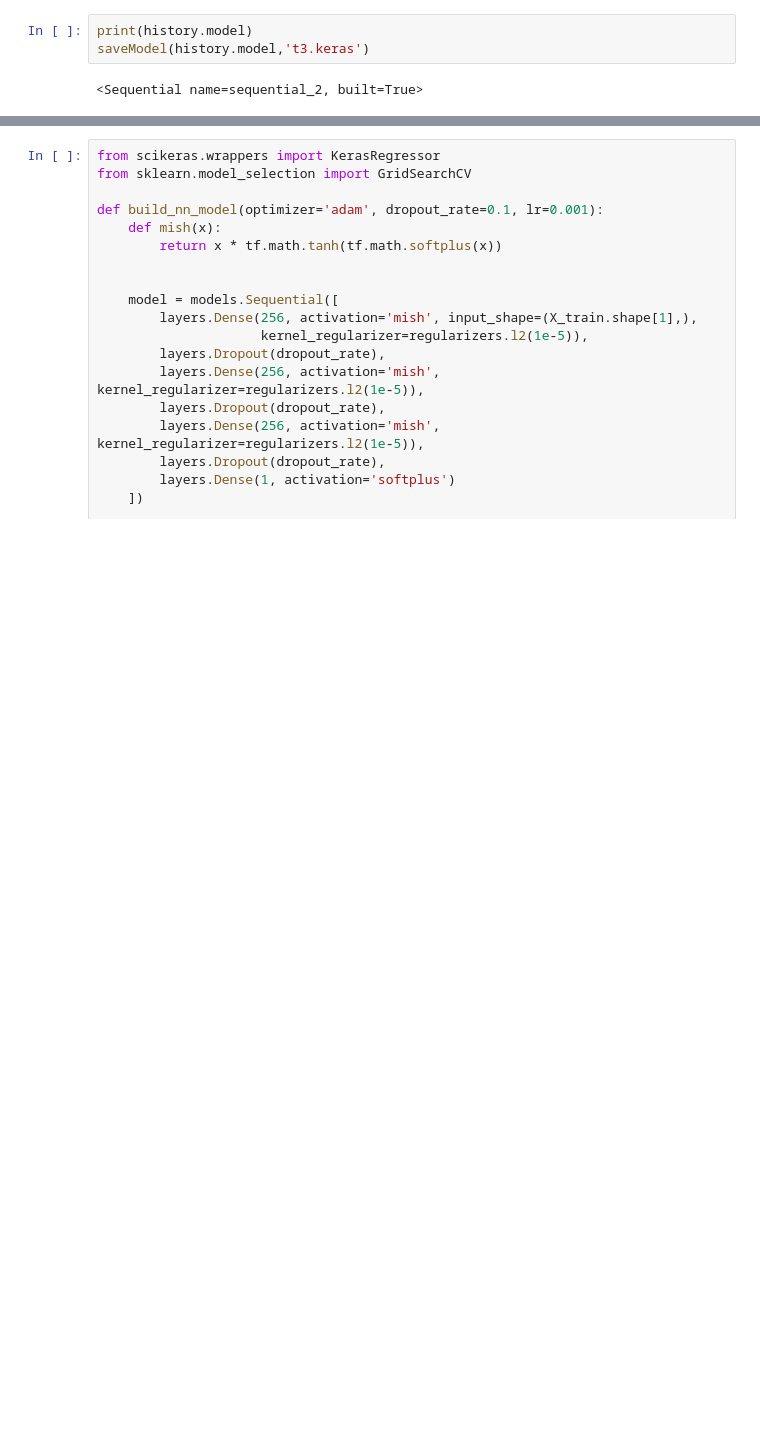
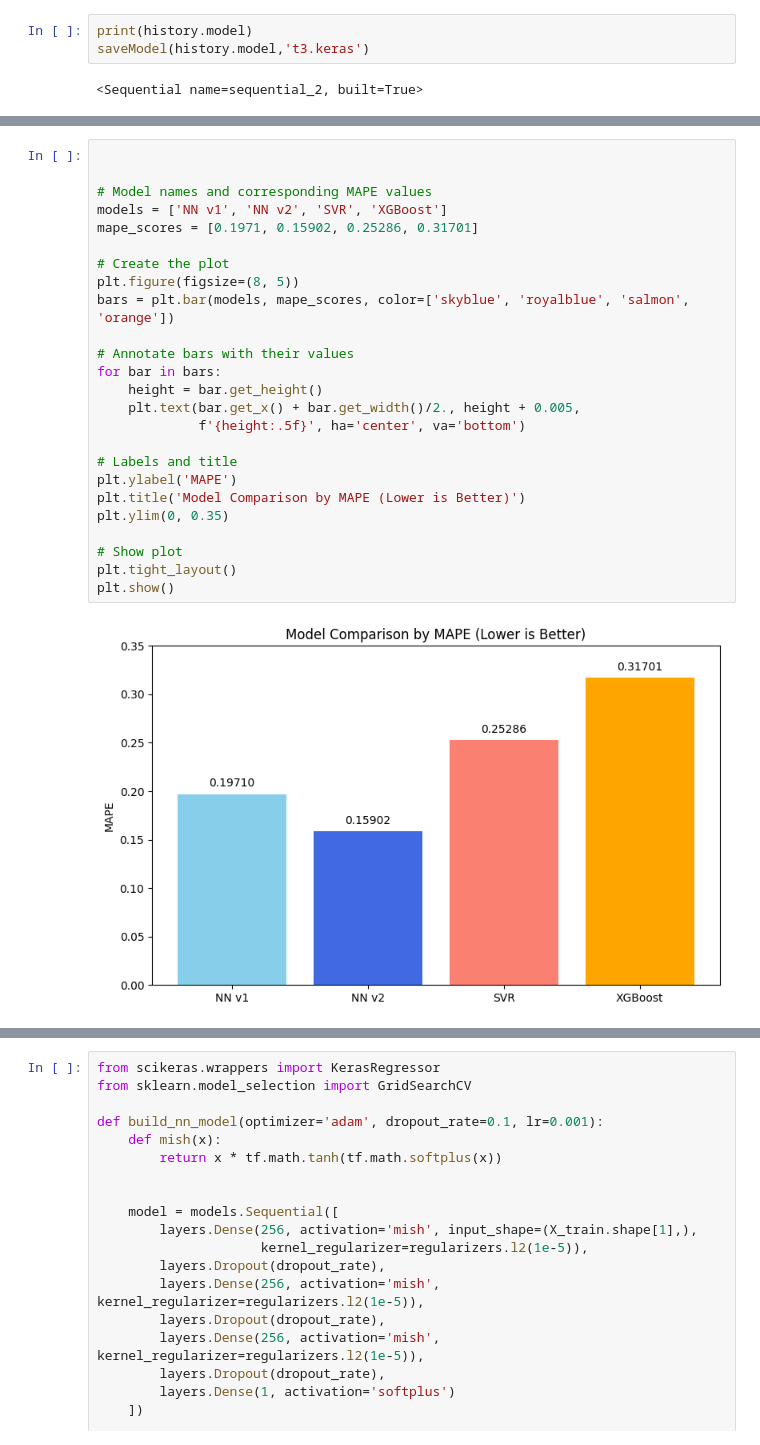
Before and after one commit to SetroZ/ML1, a Jupyter notebook: code copy.ipynb, the cells around one changed output, grey strips where cells are left out. Cells and saved outputs as stored; diff of their text form; blank space fills up the shorter version.

```diff
--- a/code copy.ipynb
+++ b/code copy.ipynb
@@ -646,3 +623,30 @@ Predictions have been saved to $predictions/V3 Neural_pred.csv.
+# %%
+
+
+# Model names and corresponding MAPE values
+models = ['NN v1', 'NN v2', 'SVR', 'XGBoost']
+mape_scores = [0.1971, 0.15902, 0.25286, 0.31701]
+
+# Create the plot
+plt.figure(figsize=(8, 5))
+bars = plt.bar(models, mape_scores, color=['skyblue', 'royalblue', 'salmon', 'orange'])
+
+# Annotate bars with their values
+for bar in bars:
+    height = bar.get_height()
+    plt.text(bar.get_x() + bar.get_width()/2., height + 0.005,
+             f'{height:.5f}', ha='center', va='bottom')
+
+# Labels and title
+plt.ylabel('MAPE')
+plt.title('Model Comparison by MAPE (Lower is Better)')
+plt.ylim(0, 0.35)
+
+# Show plot
+plt.tight_layout()
+plt.show()
+# %% [output]
+[figure, added]
 # %%
 import tensorflow as tf
 from tensorflow.keras import layers, models, optimizers, regularizers, callbacks
```
Also changed, not shown: parts of 5 cells of this notebook, 16 other files.
